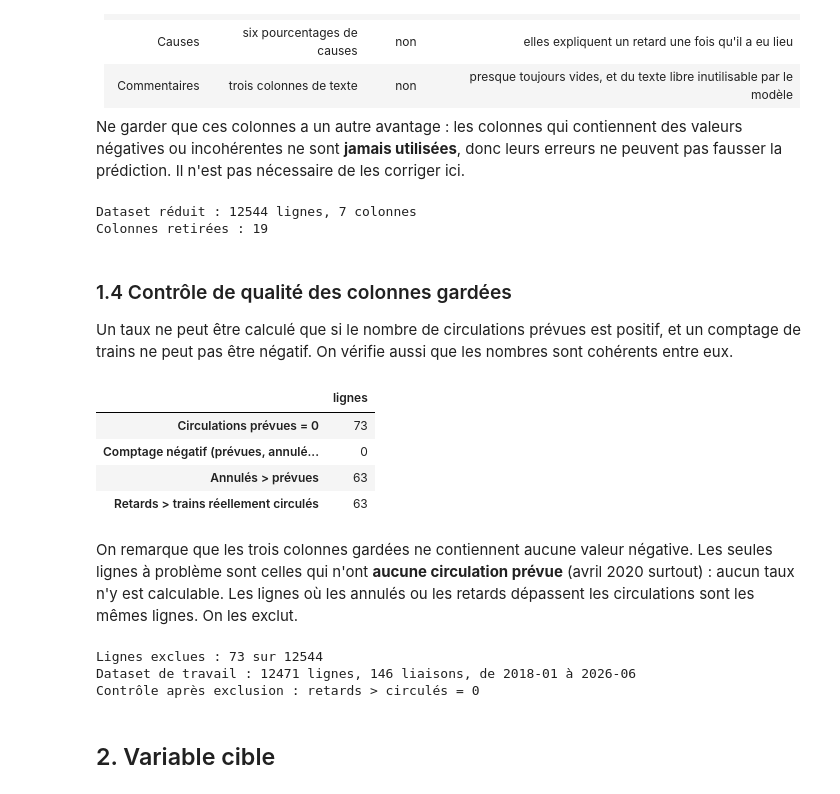
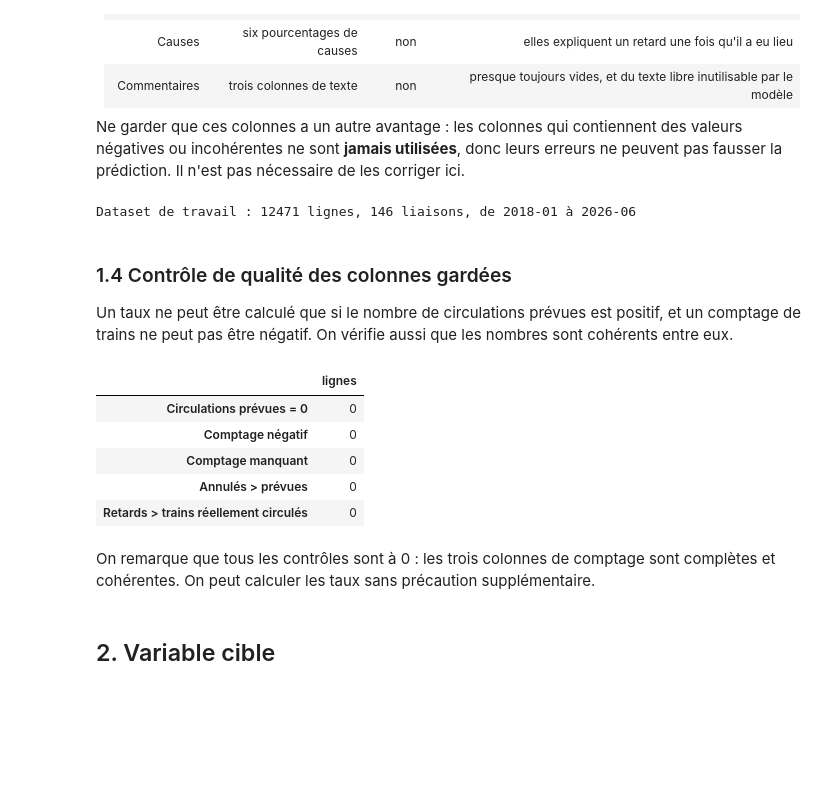
Before and after one commit to matthieubaucher/projet_sncf, a Jupyter notebook: poc/analyse_amy/notebooks/prevision.ipynb, the cells around one changed output. Saved outputs shown, nothing was run; the diff lists cells and outputs as text; code cells hidden in the pictures; blank space fills up the shorter version.

Commit message:
Prévision :  utilisation du module de nettoyage

```diff
--- a/poc/analyse_amy/notebooks/prevision.ipynb
+++ b/poc/analyse_amy/notebooks/prevision.ipynb
@@ -13,15 +13,15 @@ Rappel: Une liaison est un triplet (gare de départ, gare d'arrivée, service).
 ### 1.1 Imports
 # %%
 import os
+import sys
 
 import numpy as np
 import pandas as pd
 import seaborn as sns
 import matplotlib.pyplot as plt
 
-from sklearn.ensemble import RandomForestClassifier
+from sklearn.ensemble import RandomForestClassifier, HistGradientBoostingClassifier
 from sklearn.linear_model import LogisticRegression
-from sklearn.ensemble import HistGradientBoostingClassifier
 from sklearn.pipeline import make_pipeline
 from sklearn.preprocessing import StandardScaler
 from sklearn.metrics import (
@@ -31,3 +31,12 @@ from sklearn.metrics import (
     recall_score,
     roc_auc_score,
 )
+
+sys.path.append("..")
+from utils.nettoyage import nettoyer
+from utils.journal import configurer_journal
+
+chemin_logs = configurer_journal(dossier=os.path.join("..", "logs"))
+print("Logs écrits dans :", chemin_logs)
+
+dossier_donnees = os.path.join("..", "data")
@@ -34,7 +45,10 @@ from sklearn.metrics import (
 # %% [markdown]
 ### 1.2 Chargement
 # %%
-df=pd.read_csv("../data/regularite-mensuelle-tgv-aqst.csv",sep=";")
+df_brut = pd.read_csv(os.path.join(dossier_donnees, "regularite-mensuelle-tgv-aqst.csv"), sep=";")
+df, rapport = nettoyer(df_brut)
 
-print(f"Fichier brut : {df.shape[0]} lignes, {df.shape[1]} colonnes")
+print(f"Fichier brut     : {df_brut.shape[0]} lignes, {df_brut.shape[1]} colonnes")
+print(f"Après nettoyage  : {df.shape[0]} lignes, {df.shape[1]} colonnes")
+pd.Series(rapport, name="valeur").to_frame()
 # %% [output]
@@ -72,51 +98,36 @@ cle_service = ["Gare de départ", "Gare d'arrivée", "Service"]
 
 colonnes_utiles = cle_service + ["Date", col_prevues, col_annules, col_retards]
 df_pred = df[colonnes_utiles].copy()
-print(f"Dataset réduit : {df_pred.shape[0]} lignes, {df_pred.shape[1]} colonnes")
-print(f"Colonnes retirées : {df.shape[1] - df_pred.shape[1]}")
+df_pred["circulations_reelles"] = df_pred[col_prevues] - df_pred[col_annules]
+
+print(f"Dataset de travail : {len(df_pred)} lignes, {df_pred.groupby(cle_service).ngroups} liaisons, "
+      f"de {df_pred['Date'].min():%Y-%m} à {df_pred['Date'].max():%Y-%m}")
 # %% [output]
-Dataset réduit : 12544 lignes, 7 colonnes
-Colonnes retirées : 19
+Dataset de travail : 12471 lignes, 146 liaisons, de 2018-01 à 2026-06
 # %% [markdown]
 ### 1.4 Contrôle de qualité des colonnes gardées
 
 Un taux ne peut être calculé que si le nombre de circulations prévues est positif, et un comptage de trains ne peut pas être négatif.
 On vérifie aussi que les nombres sont cohérents entre eux.
 # %%
-circulations_reelles = df_pred[col_prevues] - df_pred[col_annules]
-
-controles = {
-    "Circulations prévues = 0": df_pred[col_prevues] == 0,
-    "Comptage négatif (prévues, annulés ou retards)": (df_pred[[col_prevues, col_annules, col_retards]] < 0).any(axis=1),
-    "Annulés > prévues": df_pred[col_annules] > df_pred[col_prevues],
-    "Retards > trains réellement circulés": df_pred[col_retards] > circulations_reelles,
+verifications = {
+    "Circulations prévues = 0": (df_pred[col_prevues] == 0).sum(),
+    "Comptage négatif": (df_pred[[col_prevues, col_annules, col_retards]] < 0).any(axis=1).sum(),
+    "Comptage manquant": df_pred[[col_prevues, col_annules, col_retards]].isna().any(axis=1).sum(),
+    "Annulés > prévues": (df_pred[col_annules] > df_pred[col_prevues]).sum(),
+    "Retards > trains réellement circulés": (df_pred[col_retards] > df_pred["circulations_reelles"]).sum(),
 }
-display(pd.DataFrame({"lignes": {nom: masque.sum() for nom, masque in controles.items()}}))
+pd.Series(verifications, name="lignes").to_frame()
 # %% [output]
 |  | lignes |
-| Circulations prévues = 0 | 73 |
-| Comptage négatif (prévues, annulé... | 0 |
-| Annulés > prévues | 63 |
-| Retards > trains réellement circulés | 63 |
+| Circulations prévues = 0 | 0 |
+| Comptage négatif | 0 |
+| Comptage manquant | 0 |
+| Annulés > prévues | 0 |
+| Retards > trains réellement circulés | 0 |
 # %% [markdown]
-On remarque que les trois colonnes gardées ne contiennent aucune valeur négative. Les seules lignes à problème
-sont celles qui n'ont **aucune circulation prévue** (avril 2020 surtout) : aucun taux n'y est calculable. Les lignes
-où les annulés ou les retards dépassent les circulations sont les mêmes lignes. On les exclut.
+On remarque que tous les contrôles sont à 0 : les trois colonnes de comptage sont complètes et cohérentes. On peut
+calculer les taux sans précaution supplémentaire.
-# %%
-exclues = controles["Circulations prévues = 0"] | controles["Comptage négatif (prévues, annulés ou retards)"]
-df_pred = df_pred.loc[~exclues].copy()
-
-df_pred["Date"] = pd.to_datetime(df_pred["Date"])
-df_pred["circulations_reelles"] = df_pred[col_prevues] - df_pred[col_annules]
-
-print(f"Lignes exclues : {exclues.sum()} sur {len(exclues)}")
-print(f"Dataset de travail : {len(df_pred)} lignes, {df_pred.groupby(cle_service).ngroups} liaisons, "
-      f"de {df_pred['Date'].min():%Y-%m} à {df_pred['Date'].max():%Y-%m}")
-print(f"Contrôle après exclusion : retards > circulés = {(df_pred[col_retards] > df_pred['circulations_reelles']).sum()}")
-# %% [output]
-Lignes exclues : 73 sur 12544
-Dataset de travail : 12471 lignes, 146 liaisons, de 2018-01 à 2026-06
-Contrôle après exclusion : retards > circulés = 0
 # %% [markdown]
 ## 2. Variable cible
 # %% [markdown]
```
Also changed, not shown: parts of 2 cells of this notebook, 1 other file.
